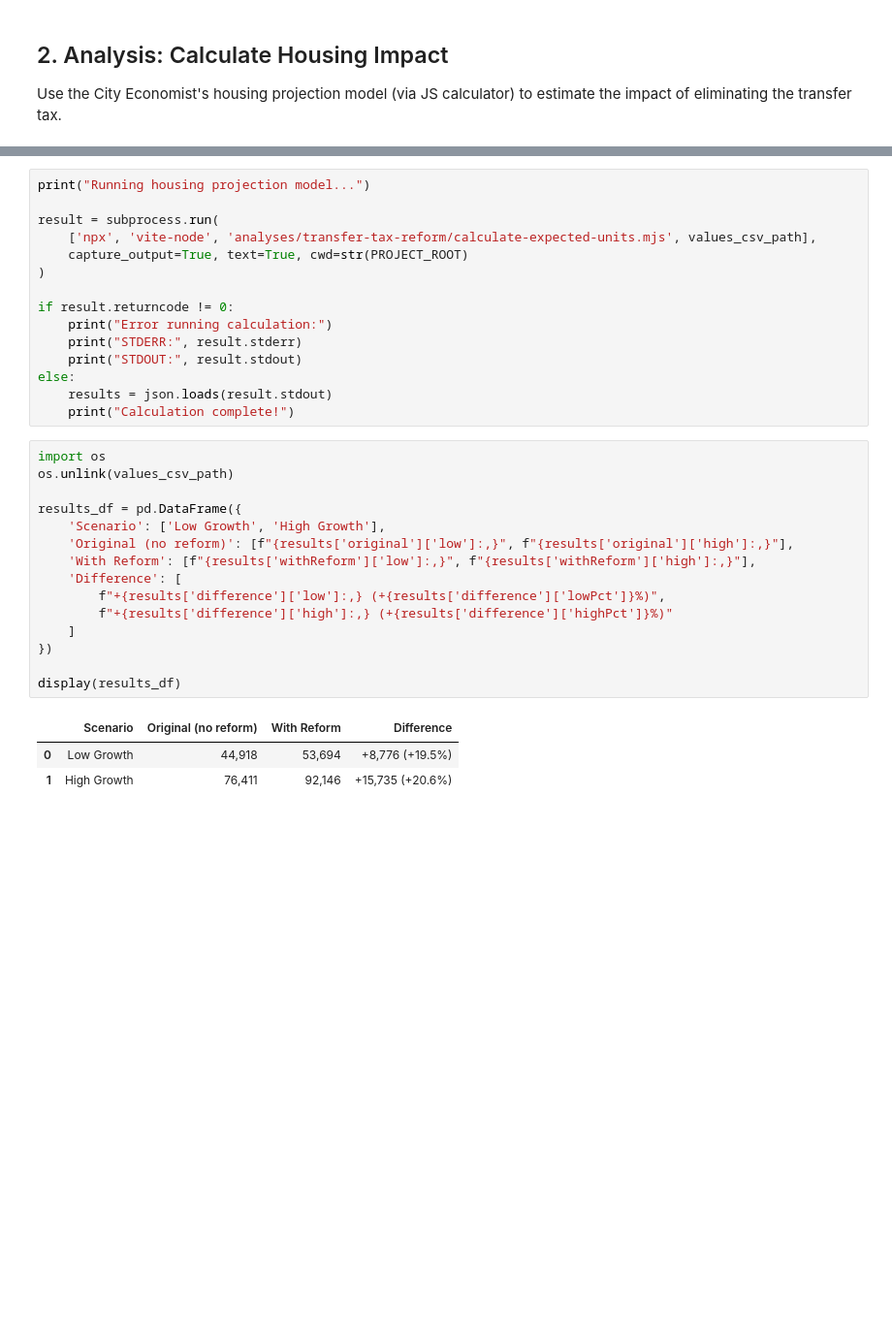
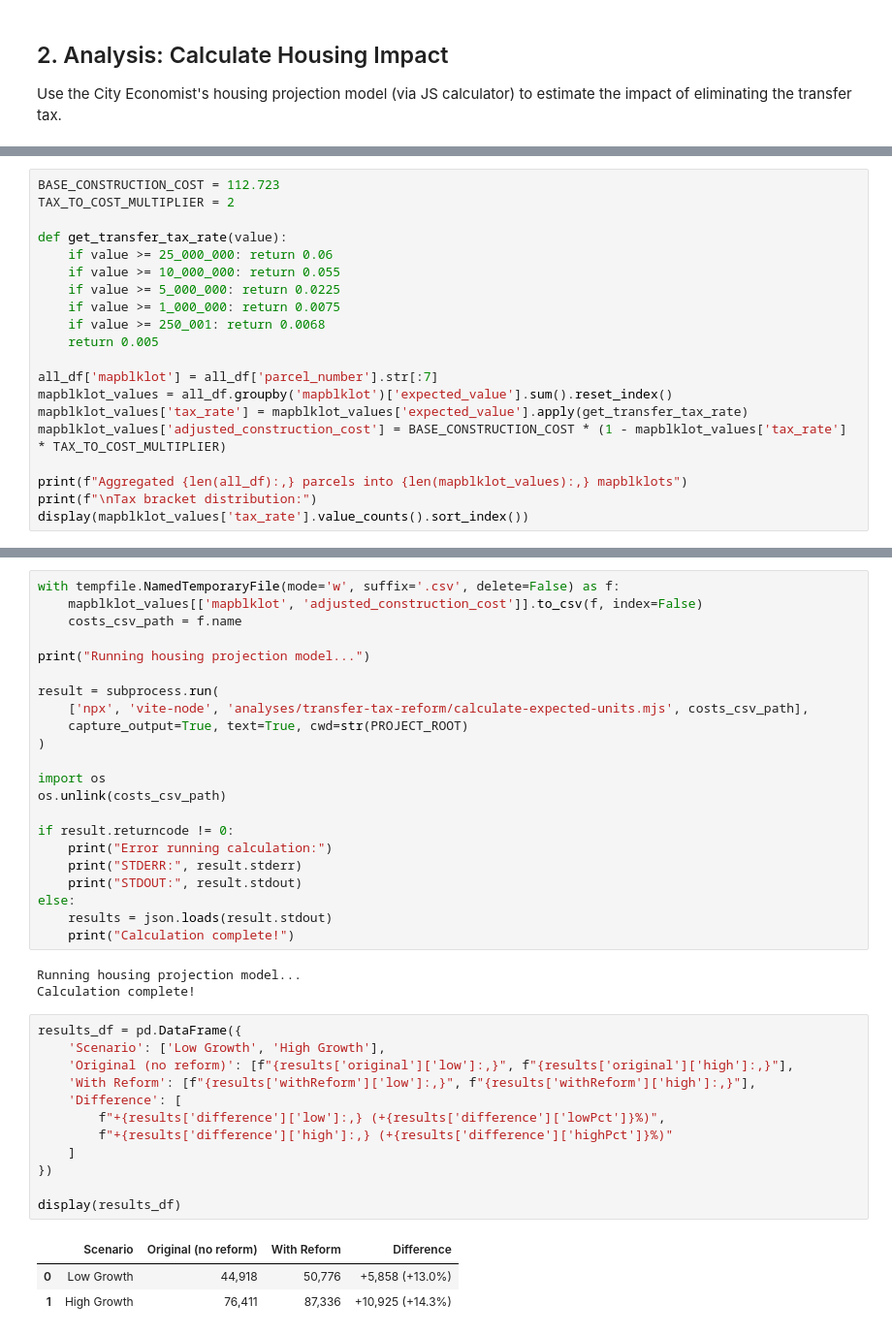
Before and after one commit to zhumo/fantasyzoning, a Jupyter notebook: analyses/transfer-tax-reform/transfer-tax-analysis.ipynb, the cells around one changed output, grey strips where cells are left out. Shown at 97% size. Saved outputs shown, nothing was run; the diff lists cells and outputs as text; blank space fills up the shorter version.

```diff
--- a/analyses/transfer-tax-reform/transfer-tax-analysis.ipynb
+++ b/analyses/transfer-tax-reform/transfer-tax-analysis.ipynb
@@ -353,0 +331,20 @@ Saved 191,366 parcels to temporary file
+# %%
+BASE_CONSTRUCTION_COST = 112.723
+TAX_TO_COST_MULTIPLIER = 2
+
+def get_transfer_tax_rate(value):
+    if value >= 25_000_000: return 0.06
+    if value >= 10_000_000: return 0.055
+    if value >= 5_000_000: return 0.0225
+    if value >= 1_000_000: return 0.0075
+    if value >= 250_001: return 0.0068
+    return 0.005
+
+all_df['mapblklot'] = all_df['parcel_number'].str[:7]
+mapblklot_values = all_df.groupby('mapblklot')['expected_value'].sum().reset_index()
+mapblklot_values['tax_rate'] = mapblklot_values['expected_value'].apply(get_transfer_tax_rate)
+mapblklot_values['adjusted_construction_cost'] = BASE_CONSTRUCTION_COST * (1 - mapblklot_values['tax_rate'] * TAX_TO_COST_MULTIPLIER)
+
+print(f"Aggregated {len(all_df):,} parcels into {len(mapblklot_values):,} mapblklots")
+print(f"\nTax bracket distribution:")
+display(mapblklot_values['tax_rate'].value_counts().sort_index())
@@ -354,10 +363,17 @@ Saved 191,366 parcels to temporary file
 # %%
+with tempfile.NamedTemporaryFile(mode='w', suffix='.csv', delete=False) as f:
+    mapblklot_values[['mapblklot', 'adjusted_construction_cost']].to_csv(f, index=False)
+    costs_csv_path = f.name
+
 print("Running housing projection model...")
 
 result = subprocess.run(
-    ['npx', 'vite-node', 'analyses/transfer-tax-reform/calculate-expected-units.mjs', values_csv_path],
+    ['npx', 'vite-node', 'analyses/transfer-tax-reform/calculate-expected-units.mjs', costs_csv_path],
     capture_output=True, text=True, cwd=str(PROJECT_ROOT)
 )
+
+import os
+os.unlink(costs_csv_path)
 
 if result.returncode != 0:
     print("Error running calculation:")
@@ -366,25 +382,25 @@ if result.returncode != 0:
 else:
     results = json.loads(result.stdout)
     print("Calculation complete!")
+# %% [output]
+Running housing projection model...
+Calculation complete!
 # %%
-import os
-os.unlink(values_csv_path)
-
 results_df = pd.DataFrame({
     'Scenario': ['Low Growth', 'High Growth'],
     'Original (no reform)': [f"{results['original']['low']:,}", f"{results['original']['high']:,}"],
     'With Reform': [f"{results['withReform']['low']:,}", f"{results['withReform']['high']:,}"],
     'Difference': [
         f"+{results['difference']['low']:,} (+{results['difference']['lowPct']}%)",
         f"+{results['difference']['high']:,} (+{results['difference']['highPct']}%)"
     ]
 })
 
 display(results_df)
 # %% [output]
 |  | Scenario | Original (no reform) | With Reform | Difference |
-| 0 | Low Growth | 44,918 | 53,694 | +8,776 (+19.5%) |
-| 1 | High Growth | 76,411 | 92,146 | +15,735 (+20.6%) |
+| 0 | Low Growth | 44,918 | 50,776 | +5,858 (+13.0%) |
+| 1 | High Growth | 76,411 | 87,336 | +10,925 (+14.3%) |
 # %% [markdown]
 ## 3. Results Summary
 
```
Also changed, not shown: parts of 3 cells of this notebook, 1 other file.
